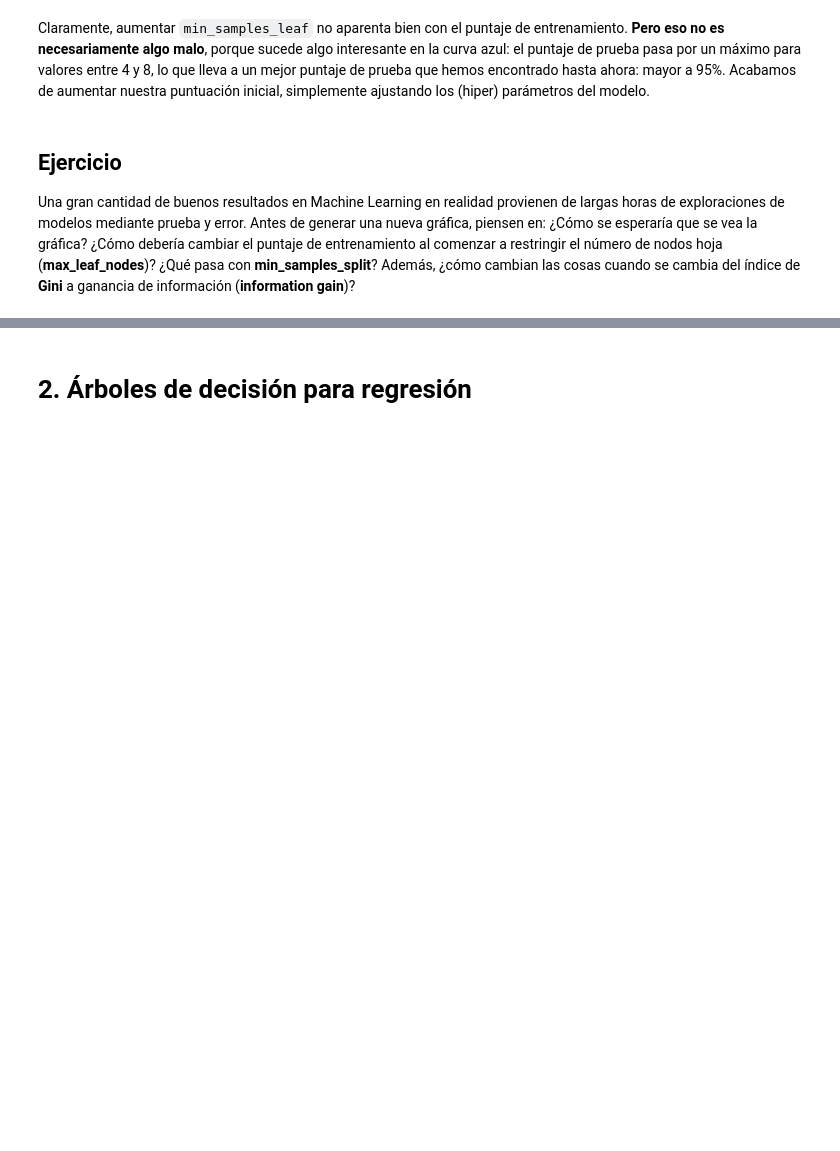
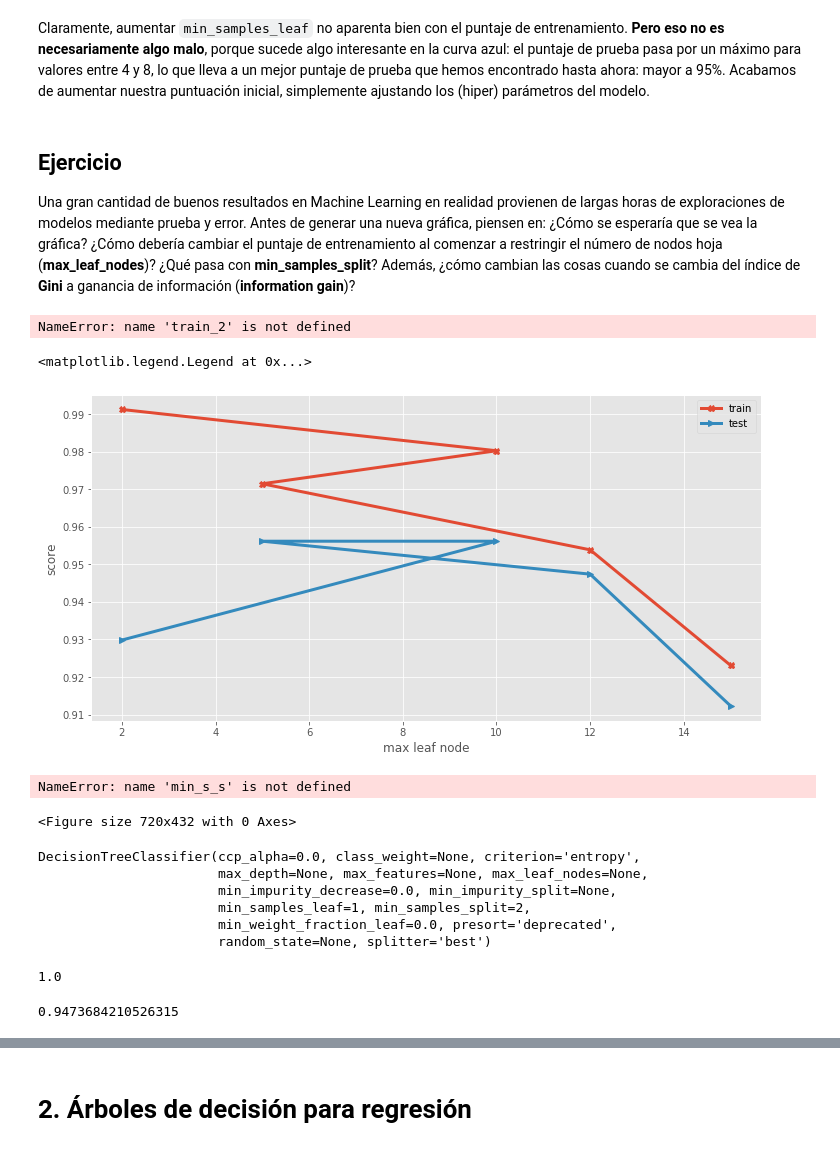
Before and after one commit to Pedr0714/-CTE0156-holamundo, a Jupyter notebook: P5_AplicacionML/P5_AplicacionML.ipynb, the cells around one changed output, grey strips where cells are left out. Saved outputs shown, nothing was run; the diff lists cells and outputs as text; code cells hidden in the pictures; blank space fills up the shorter version.

```diff
--- a/P5_AplicacionML/P5_AplicacionML.ipynb
+++ b/P5_AplicacionML/P5_AplicacionML.ipynb
@@ -286,3 +299,24 @@ Acabamos de aumentar nuestra puntuación inicial, simplemente ajustando los (hip
 ## Ejercicio
 
 Una gran cantidad de buenos resultados en Machine Learning en realidad provienen de largas horas de exploraciones de modelos mediante prueba y error. Antes de generar una nueva gráfica, piensen en: ¿Cómo se esperaría que se vea la gráfica? ¿Cómo debería cambiar el puntaje de entrenamiento al comenzar a restringir el número de nodos hoja (**max_leaf_nodes**)? ¿Qué pasa con **min_samples_split**? Además, ¿cómo cambian las cosas cuando se cambia del índice de **Gini** a  ganancia de información (**information gain**)?
+# %%
+train_s2 = []
+test_s2 = []
+max_leaf_nodes = np.array([2, 10, 5, 12,15])
+for j in max_leaf_nodes:
+    dtc = tree.DecisionTreeClassifier(max_leaf_nodes=j, random_state=42)
+    dtc.fit(X_train, y_train)
+    train_2.append(dtc.score(X_train, y_train))
+    test_S2.append(dtc.score(X_test, y_test))
+# %% [output]
+NameError: name 'train_2' is not defined
+# %%
+plt.figure(figsize=(12, 6))
+plt.plot(max_leaf_nodes, train_score, 'X-', linewidth=3, label='train')
+plt.plot(max_leaf_nodes, test_score, '>-', linewidth=3,label='test')
+plt.xlabel('max leaf node')
+plt.ylabel('score')
+plt.legend()
+# %% [output]
+<matplotlib.legend.Legend at 0x...>
+[figure, added]
@@ -288,0 +332,28 @@ Una gran cantidad de buenos resultados en Machine Learning en realidad provienen
+# %%
+plt.figure(figsize=(10, 6))
+plt.plot(min_s_s, train_score, '1-', linewidth=3, label='train')
+plt.plot(min_s_s, test_score, 'P-', linewidth=3,label='test')
+plt.xlabel('max leaf node')
+plt.ylabel('score')
+plt.legend()
+# %% [output]
+NameError: name 'min_s_s' is not defined
+<Figure size 720x432 with 0 Axes>
+# %%
+dtc1 = tree.DecisionTreeClassifier(criterion='entropy')
+dtc1.fit(X_train, y_train)
+# %% [output]
+DecisionTreeClassifier(ccp_alpha=0.0, class_weight=None, criterion='entropy',
+                       max_depth=None, max_features=None, max_leaf_nodes=None,
+                       min_impurity_decrease=0.0, min_impurity_split=None,
+                       min_samples_leaf=1, min_samples_split=2,
+                       min_weight_fraction_leaf=0.0, presort='deprecated',
+                       random_state=None, splitter='best')
+# %%
+dtc1.score(X_train, y_train)
+# %% [output]
+1.0
+# %%
+dtc1.score(X_test, y_test)
+# %% [output]
+0.9473684210526315
```
Also changed, not shown: parts of 9 cells of this notebook, 1 other file.
